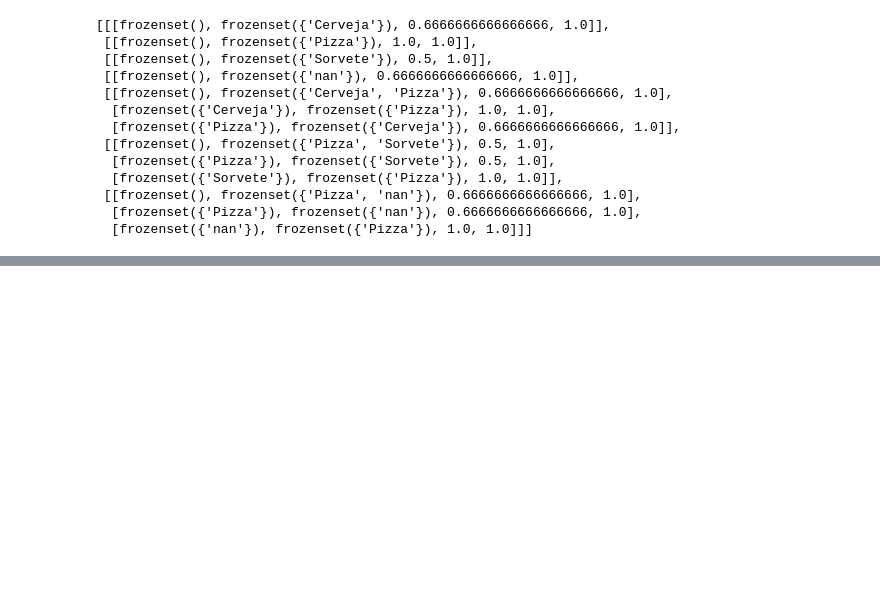
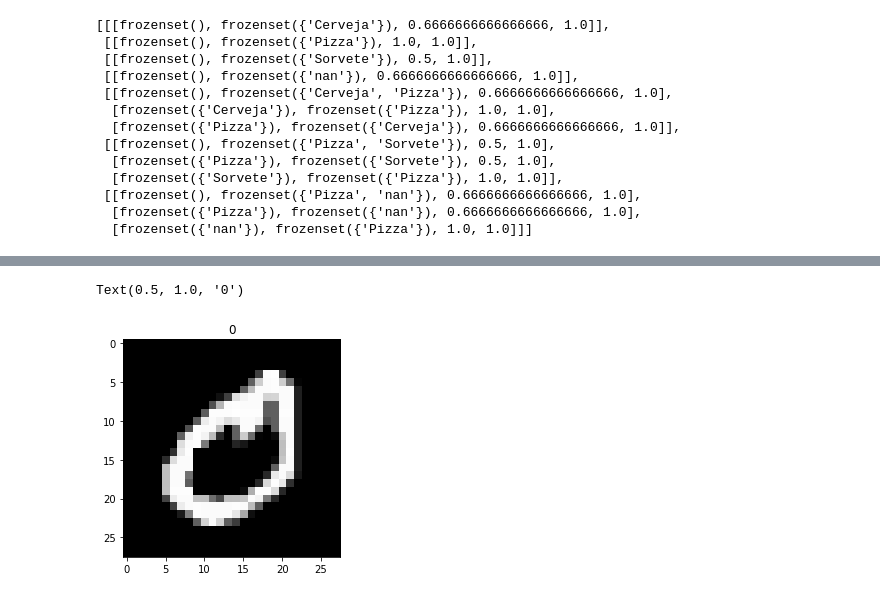
Before and after one commit to WandersonGustavo/Imersao_Alura, a Jupyter notebook: DataScience3.ipynb, the cells around one changed output, grey strips where cells are left out. Saved outputs shown, nothing was run; the diff lists cells and outputs as text; code cells hidden in the pictures; blank space fills up the shorter version.

```diff
--- a/DataScience3.ipynb
+++ b/DataScience3.ipynb
@@ -1187,0 +1362,7 @@ def main(file, support):
+# %%
+# Obtenção dos dados e divisão automática entre treinamento e teste
+(X_treinoimg, y_treinoimg), (X_testeimg, y_testeimg) = mnist.load_data()
+# Visualização de imagens específicas
+plt.imshow(X_treinoimg[21], cmap = 'gray')
+plt.title(y_treinoimg[21]) #gerou um zero na posicao 21
+# %% [output]
@@ -1187,0 +1371,2 @@ def main(file, support):
+Text(0.5, 1.0, '0')
+[figure, added]
```
Also changed, not shown: parts of 50 cells of this notebook.
